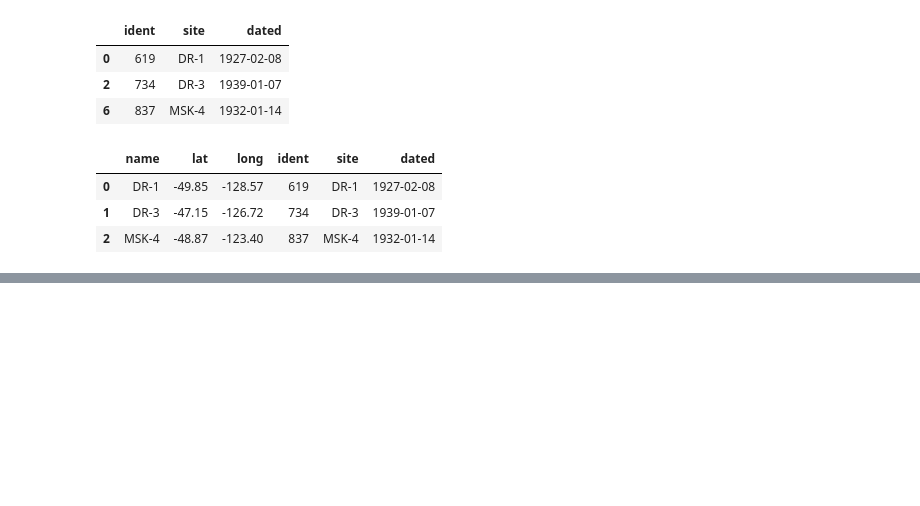
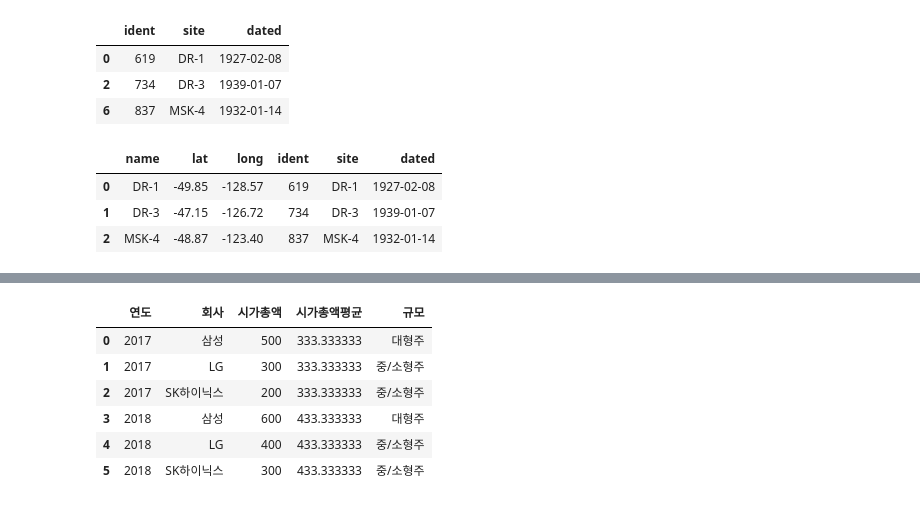
Before and after one commit to papasmf1/python221024, a Jupyter notebook: 09장/demo데이터연결하기.ipynb, the cells around one changed output, grey strips where cells are left out. Saved outputs shown, nothing was run; the diff lists cells and outputs as text; code cells hidden in the pictures; blank space fills up the shorter version.

```diff
--- a/09장/demo데이터연결하기.ipynb
+++ b/09장/demo데이터연결하기.ipynb
@@ -239,0 +630,14 @@ o2o_merge
+# %%
+#시가총액으로 중소형주를 구분
+data = [
+    ["2017", "삼성", 500],
+    ["2017", "LG", 300],
+    ["2017", "SK하이닉스", 200],
+    ["2018", "삼성", 600],
+    ["2018", "LG", 400],
+    ["2018", "SK하이닉스", 300],
+]
+
+columns = ["연도", "회사", "시가총액"]
+df = DataFrame(data=data, columns=columns)
+df
@@ -239,0 +652,6 @@ o2o_merge
+# %%
+#시가총액의 평균 구하기
+#데이터프레임형식으로 리턴받기
+df_mean = df.groupby('연도')['시가총액'].mean().to_frame()
+df_mean.columns = ['시가총액평균']
+df_mean
@@ -239,0 +663,3 @@ o2o_merge
+# %%
+df = df.join(df_mean, on='연도')
+df
@@ -239,0 +674,13 @@ o2o_merge
+# %%
+import numpy as np
+
+df['규모'] = np.where(df['시가총액'] >= df['시가총액평균'], "대형주", "중/소형주")
+df
+# %% [output]
+|  | 연도 | 회사 | 시가총액 | 시가총액평균 | 규모 |
+| 0 | 2017 | 삼성 | 500 | 333.333333 | 대형주 |
+| 1 | 2017 | LG | 300 | 333.333333 | 중/소형주 |
+| 2 | 2017 | SK하이닉스 | 200 | 333.333333 | 중/소형주 |
+| 3 | 2018 | 삼성 | 600 | 433.333333 | 대형주 |
+| 4 | 2018 | LG | 400 | 433.333333 | 중/소형주 |
+| 5 | 2018 | SK하이닉스 | 300 | 433.333333 | 중/소형주 |
```
Also changed, not shown: parts of 32 cells of this notebook.
